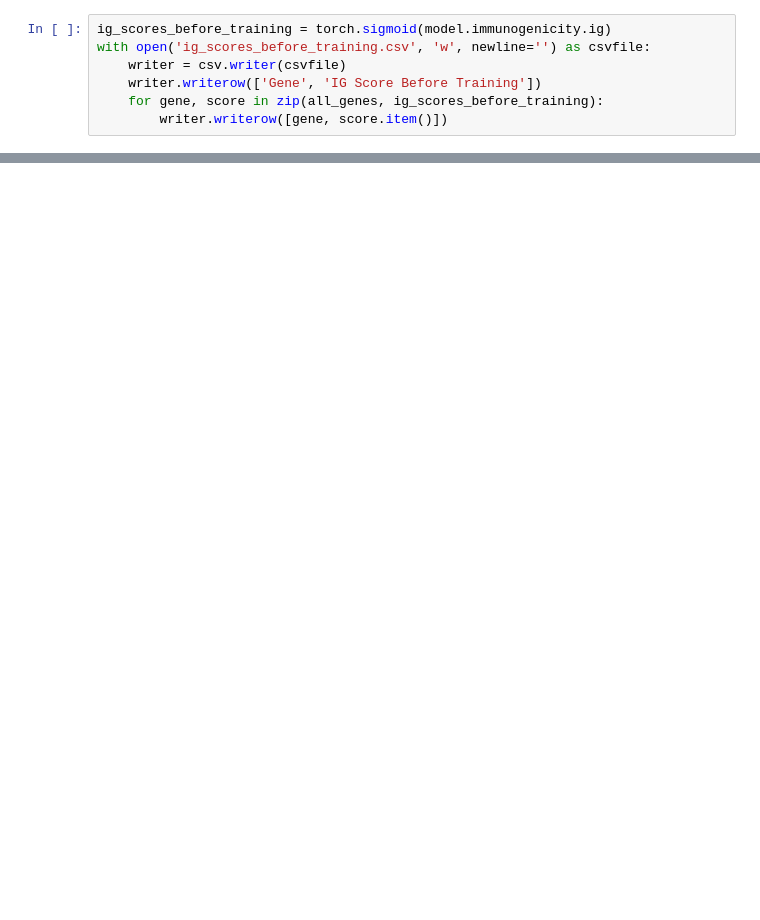
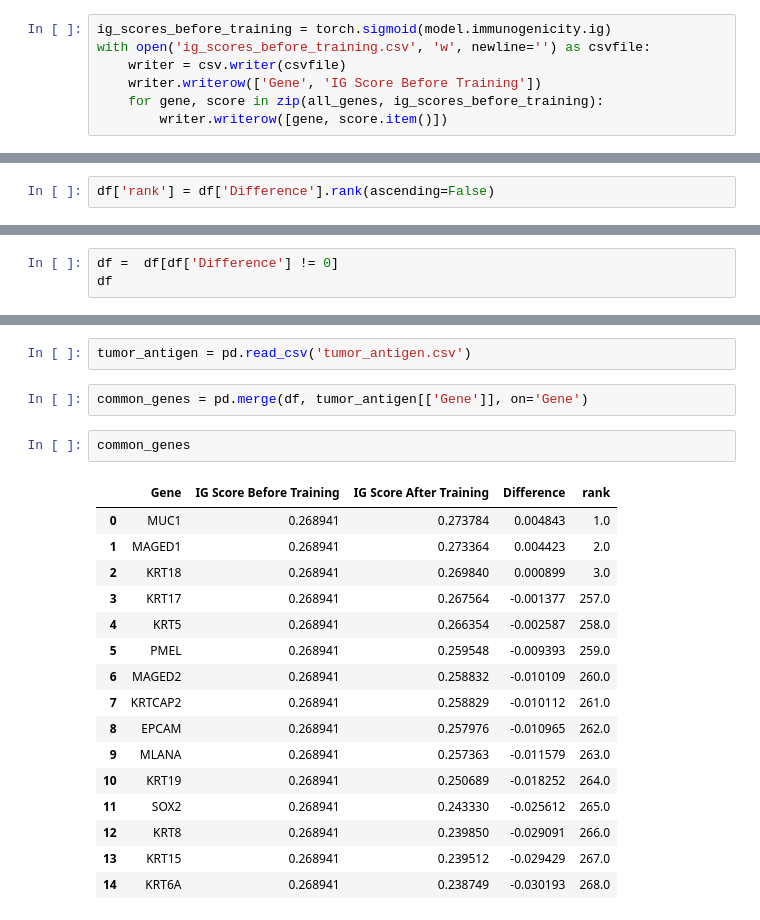
Before and after one commit to yaober/SPACER, a Jupyter notebook: train.ipynb, the cells around one changed output, grey strips where cells are left out. Drawn from its saved outputs; the diff is of its cells as text; blank space fills up the shorter version.

```diff
--- a/train.ipynb
+++ b/train.ipynb
@@ -116,0 +157,2 @@ with open('ig_score_changes.csv', 'w', newline='') as csvfile:
+# %%
+df['rank'] = df['Difference'].rank(ascending=False)
@@ -116,0 +179,3 @@ with open('ig_score_changes.csv', 'w', newline='') as csvfile:
+# %%
+df =  df[df['Difference'] != 0]
+df
@@ -116,0 +199,23 @@ with open('ig_score_changes.csv', 'w', newline='') as csvfile:
+# %%
+tumor_antigen = pd.read_csv('tumor_antigen.csv')
+# %%
+common_genes = pd.merge(df, tumor_antigen[['Gene']], on='Gene')
+# %%
+common_genes
+# %% [output]
+|  | Gene | IG Score Before Training | IG Score After Training | Difference | rank |
+| 0 | MUC1 | 0.268941 | 0.273784 | 0.004843 | 1.0 |
+| 1 | MAGED1 | 0.268941 | 0.273364 | 0.004423 | 2.0 |
+| 2 | KRT18 | 0.268941 | 0.269840 | 0.000899 | 3.0 |
+| 3 | KRT17 | 0.268941 | 0.267564 | -0.001377 | 257.0 |
+| 4 | KRT5 | 0.268941 | 0.266354 | -0.002587 | 258.0 |
+| 5 | PMEL | 0.268941 | 0.259548 | -0.009393 | 259.0 |
+| 6 | MAGED2 | 0.268941 | 0.258832 | -0.010109 | 260.0 |
+| 7 | KRTCAP2 | 0.268941 | 0.258829 | -0.010112 | 261.0 |
+| 8 | EPCAM | 0.268941 | 0.257976 | -0.010965 | 262.0 |
+| 9 | MLANA | 0.268941 | 0.257363 | -0.011579 | 263.0 |
+| 10 | KRT19 | 0.268941 | 0.250689 | -0.018252 | 264.0 |
+| 11 | SOX2 | 0.268941 | 0.243330 | -0.025612 | 265.0 |
+| 12 | KRT8 | 0.268941 | 0.239850 | -0.029091 | 266.0 |
+| 13 | KRT15 | 0.268941 | 0.239512 | -0.029429 | 267.0 |
+| 14 | KRT6A | 0.268941 | 0.238749 | -0.030193 | 268.0 |
```
Also changed, not shown: parts of 13 cells of this notebook, 17 other files.
